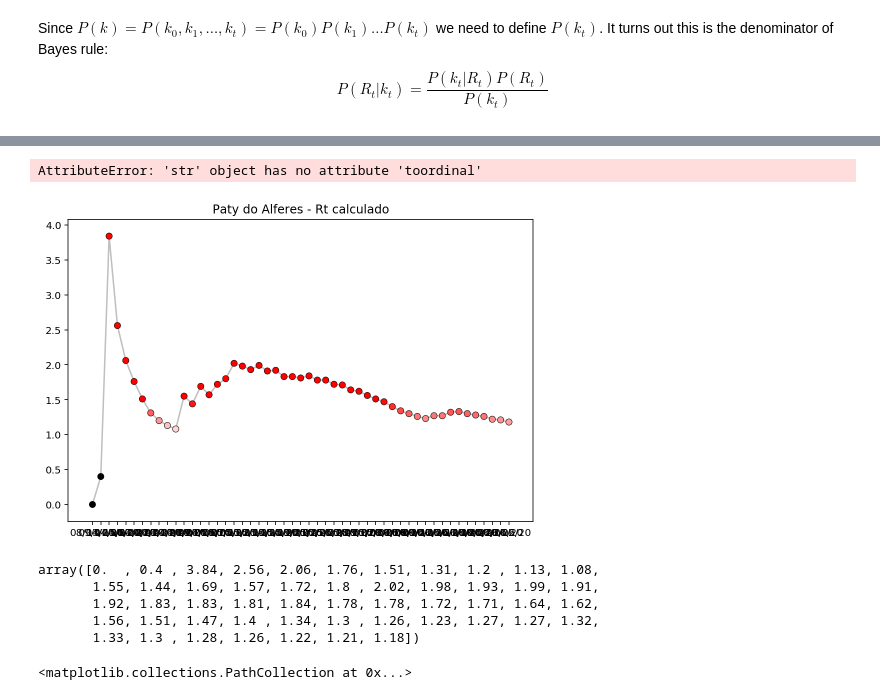
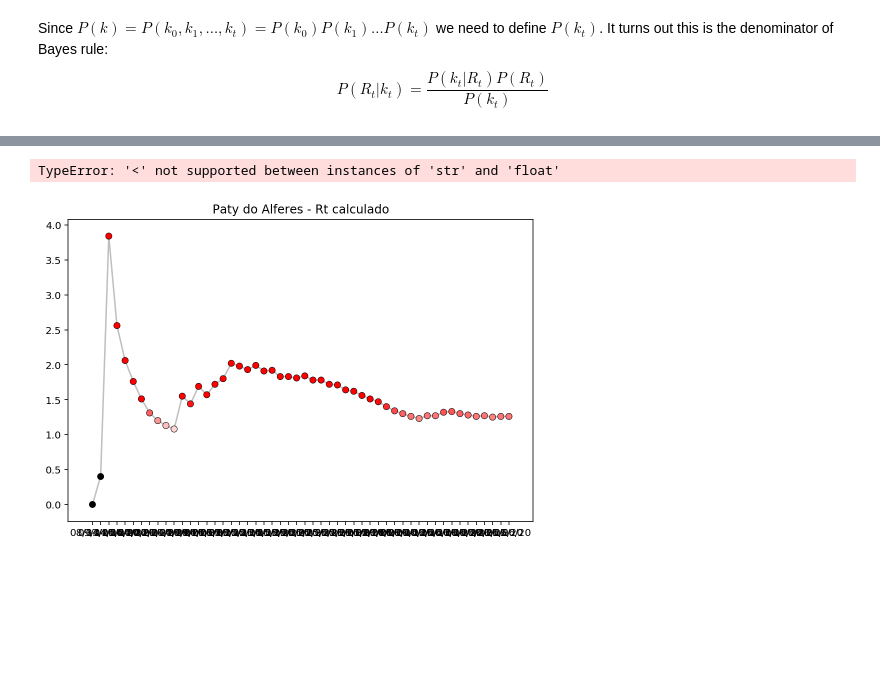
Before and after one commit to fpgdesa/CovidDashboard, a Jupyter notebook: dashboard/Notebook/Dados_Paty.ipynb, the cells around one changed output, grey strips where cells are left out. Saved outputs shown, nothing was run; the diff lists cells and outputs as text; code cells hidden in the pictures; blank space fills up the shorter version.

```diff
--- a/dashboard/Notebook/Dados_Paty.ipynb
+++ b/dashboard/Notebook/Dados_Paty.ipynb
@@ -567,18 +567,18 @@ def plot_rt(result, ax, state_name):
                edgecolors='k', zorder=2)
 
     # Aesthetically, extrapolate credible interval by 1 day either side
-    lowfn = interp1d(date2num(index),
+    lowfn = interp1d(index,
                      result['Low_90'].values,
                      bounds_error=False,
                      fill_value='extrapolate')
 
-    highfn = interp1d(date2num(index),
+    highfn = interp1d(index,
                       result['High_90'].values,
                       bounds_error=False,
                       fill_value='extrapolate')
 
     extended = pd.date_range(start=pd.Timestamp('2020-03-23'),
-                             end=index[-1]+pd.Timedelta(days=1))
+                             end=datetime.datetime.strptime(index[-1], '%d/%m/%y')+pd.Timedelta(days=1))
 
     ax.fill_between(extended,
                     lowfn(date2num(extended)),
@@ -587,69 +587,72 @@ def plot_rt(result, ax, state_name):
                     alpha=.1,
                     lw=0,
                     zorder=3)
 
     ax.axhline(1.0, c='k', lw=1, label='$R_t=1.0$', alpha=.25);
 
     # Formatting
     ax.xaxis.set_major_locator(mdates.MonthLocator())
     ax.xaxis.set_major_formatter(mdates.DateFormatter('%b'))
     ax.xaxis.set_minor_locator(mdates.DayLocator())
 
     ax.yaxis.set_major_locator(ticker.MultipleLocator(1))
     ax.yaxis.set_major_formatter(ticker.StrMethodFormatter("{x:.1f}"))
     ax.yaxis.tick_right()
     ax.spines['left'].set_visible(False)
     ax.spines['bottom'].set_visible(False)
     ax.spines['right'].set_visible(False)
     ax.margins(0)
     ax.grid(which='major', axis='y', c='k', alpha=.1, zorder=-2)
     ax.margins(0)
     ax.set_ylim(0.0, 5.0)
     ax.set_xlim(pd.Timestamp('2020-03-23'), result.index.get_level_values('date')[-1]+pd.Timedelta(days=1))
     fig.set_facecolor('w')
 
 
 fig, ax = plt.subplots(figsize=(600/72,400/72))
 
-plot_rt(result, ax, state_name)
-ax.set_title(f'Real-time $R_t$ for {state_name}')
+plot_rt(result, ax, "paty")
+ax.set_title("paty")
 ax.xaxis.set_major_locator(mdates.WeekdayLocator())
 ax.xaxis.set_major_formatter(mdates.DateFormatter('%b %d'))
 # %% [output]
-AttributeError: 'str' object has no attribute 'toordinal'
+TypeError: '<' not supported between instances of 'str' and 'float'
-[figure, old version]
+[figure, new version]
-# %%
-result['ML'].values
-# %% [output]
-array([0.  , 0.4 , 3.84, 2.56, 2.06, 1.76, 1.51, 1.31, 1.2 , 1.13, 1.08,
-       1.55, 1.44, 1.69, 1.57, 1.72, 1.8 , 2.02, 1.98, 1.93, 1.99, 1.91,
-       1.92, 1.83, 1.83, 1.81, 1.84, 1.78, 1.78, 1.72, 1.71, 1.64, 1.62,
-       1.56, 1.51, 1.47, 1.4 , 1.34, 1.3 , 1.26, 1.23, 1.27, 1.27, 1.32,
-       1.33, 1.3 , 1.28, 1.26, 1.22, 1.21, 1.18])
 # %%
-ax.set_title(f"{state_name}")
+ax.set_title("Paty do Alferes - Rt calculado")
 
-    # Colors
+# Colors
 ABOVE = [1,0,0]
 MIDDLE = [1,1,1]
 BELOW = [0,0,0]
 cmap = ListedColormap(np.r_[
-        np.linspace(BELOW,MIDDLE,25),
-        np.linspace(MIDDLE,ABOVE,25)
-    ])
+    np.linspace(BELOW,MIDDLE,25),
+    np.linspace(MIDDLE,ABOVE,25)
+])
 color_mapped = lambda y: np.clip(y, .5, 1.5)-.5
-
 
 index = result['ML'].index.get_level_values('Data')
 values = result['ML'].values
 
-    # Plot dots and line
+# Plot dots and line
 ax.plot(index, values, c='k', zorder=1, alpha=.25)
 ax.scatter(index,
-               values,
-               s=40,
-               lw=.5,
-               c=cmap(color_mapped(values)),
-               edgecolors='k', zorder=2)
+           values,
+           s=40,
+           lw=.5,
+           c=cmap(color_mapped(values)),
+           edgecolors='k', zorder=2)
+
+# Aesthetically, extrapolate credible interval by 1 day either side
+lowfn = interp1d(index,
+                 result['Low_90'].values,
+                 bounds_error=False,
+                 fill_value='extrapolate')
+
+highfn = interp1d(index,
+                  result['High_90'].values,
+                  bounds_error=False,
+                  fill_value='extrapolate')
+
+extended = pd.date_range(start=pd.Timestamp('2020-03-23'),
+                         end=datetime.datetime.strptime(index[-1], '%d/%m/%y')+pd.Timedelta(days=1))
-# %% [output]
-<matplotlib.collections.PathCollection at 0x...>
```
Also changed, not shown: parts of 18 cells of this notebook, 2 other files.
